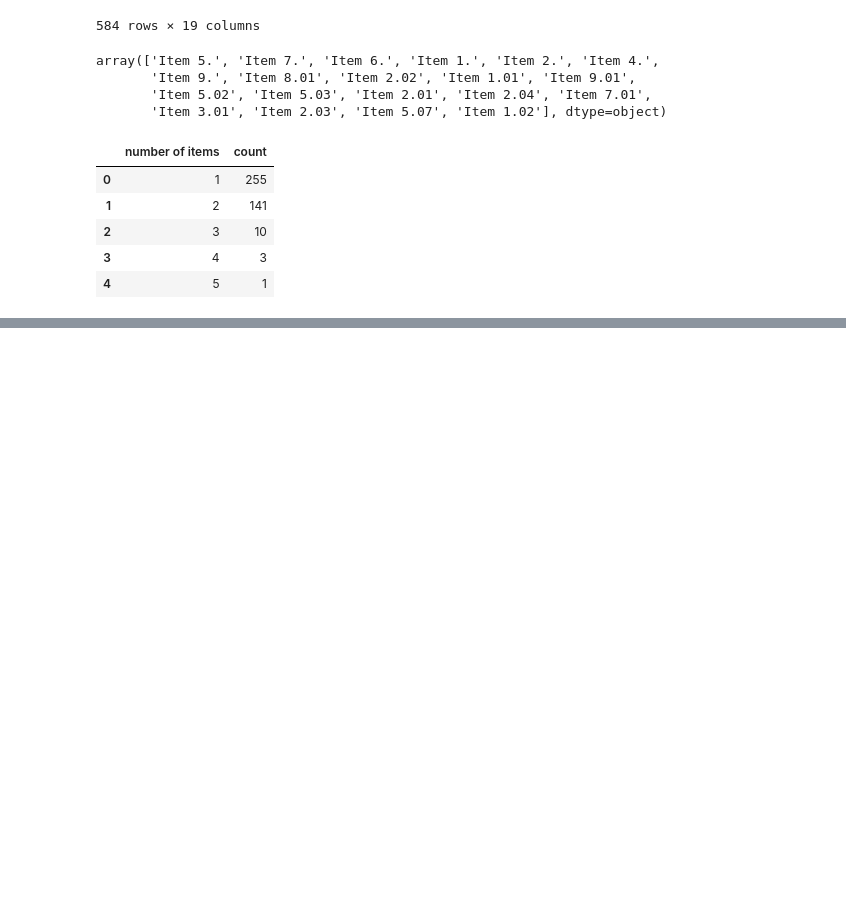
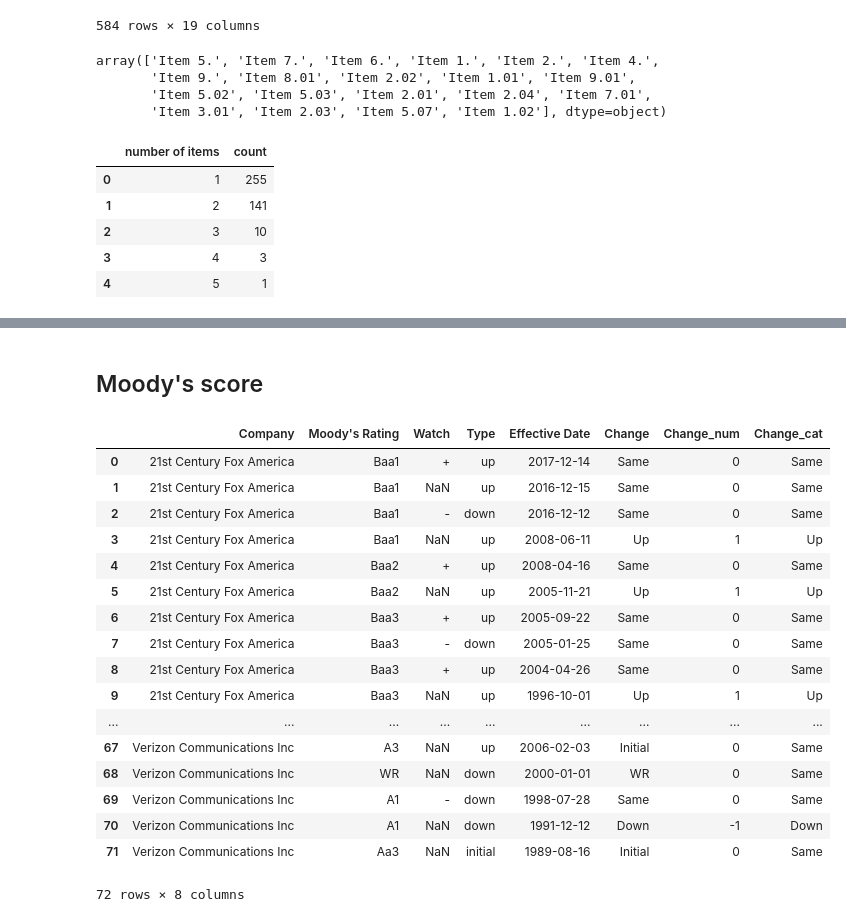
Before and after one commit to lihaoranharry/Capstone_Vanguard_NLP_Prediction, a Jupyter notebook: Jupyter notebooks/obtain_clean_and_extract_features_from_sec.ipynb, the cells around one changed output, grey strips where cells are left out. Cells and saved outputs as stored; diff of their text form; code cells hidden in the pictures; blank space fills up the shorter version.

```diff
--- a/Jupyter notebooks/obtain_clean_and_extract_features_from_sec.ipynb
+++ b/Jupyter notebooks/obtain_clean_and_extract_features_from_sec.ipynb
@@ -1181,3 +1236,43 @@ iplot({
                        yaxis={'title':'Percentage of people received %'})})
 # %% [output]
 [interactive output not drawn]
+# %% [markdown]
+## Moody's score
+# %%
+path = "C:/Users/li haoran/Documents/GitHub/Capstone_Vanguard_NLP_Prediction/Inputs/Columbia DSIC 2018 - Moody's data.xlsx"
+moody = pd.read_excel(path)
+conditions = [
+    (moody['Change'] == 'Same'),
+    (moody['Change'] == 'Up'),
+    (moody['Change'] == 'Down'),
+    (moody['Change'] == 'Initial')]
+choices = [0, 1, -1, 0]
+moody['Change_num'] = np.select(conditions, choices)
+
+
+conditions = [
+    (moody['Change_num'] == -1),
+    (moody['Change_num'] == 0),
+    (moody['Change_num'] == 1)]
+choices = ['Down', 'Same','Up']
+moody['Change_cat'] = np.select(conditions, choices)
+moody
+# %% [output]
+|  | Company | Moody's Rating | Watch | Type | Effective Date | Change | Change_num | Change_cat |
+| 0 | 21st Century Fox America | Baa1 | + | up | 2017-12-14 | Same | 0 | Same |
+| 1 | 21st Century Fox America | Baa1 | NaN | up | 2016-12-15 | Same | 0 | Same |
+| 2 | 21st Century Fox America | Baa1 | - | down | 2016-12-12 | Same | 0 | Same |
+| 3 | 21st Century Fox America | Baa1 | NaN | up | 2008-06-11 | Up | 1 | Up |
+| 4 | 21st Century Fox America | Baa2 | + | up | 2008-04-16 | Same | 0 | Same |
+| 5 | 21st Century Fox America | Baa2 | NaN | up | 2005-11-21 | Up | 1 | Up |
+| 6 | 21st Century Fox America | Baa3 | + | up | 2005-09-22 | Same | 0 | Same |
+| 7 | 21st Century Fox America | Baa3 | - | down | 2005-01-25 | Same | 0 | Same |
+| 8 | 21st Century Fox America | Baa3 | + | up | 2004-04-26 | Same | 0 | Same |
+| 9 | 21st Century Fox America | Baa3 | NaN | up | 1996-10-01 | Up | 1 | Up |
+| ... | ... | ... | ... | ... | ... | ... | ... | ... |
+| 67 | Verizon Communications Inc | A3 | NaN | up | 2006-02-03 | Initial | 0 | Same |
+| 68 | Verizon Communications Inc | WR | NaN | down | 2000-01-01 | WR | 0 | Same |
+| 69 | Verizon Communications Inc | A1 | - | down | 1998-07-28 | Same | 0 | Same |
+| 70 | Verizon Communications Inc | A1 | NaN | down | 1991-12-12 | Down | -1 | Down |
+| 71 | Verizon Communications Inc | Aa3 | NaN | initial | 1989-08-16 | Initial | 0 | Same |
+72 rows × 8 columns
```
Also changed, not shown: parts of 19 cells of this notebook, 3 other files.
